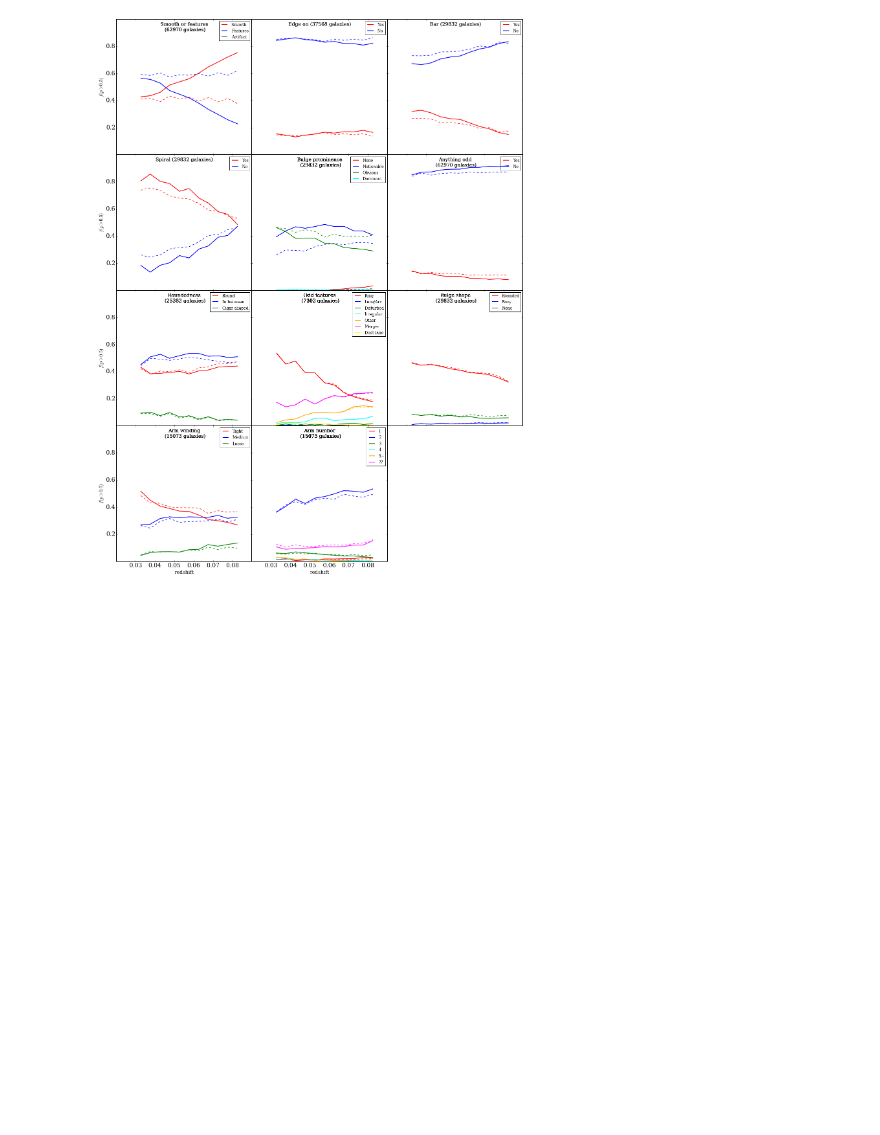
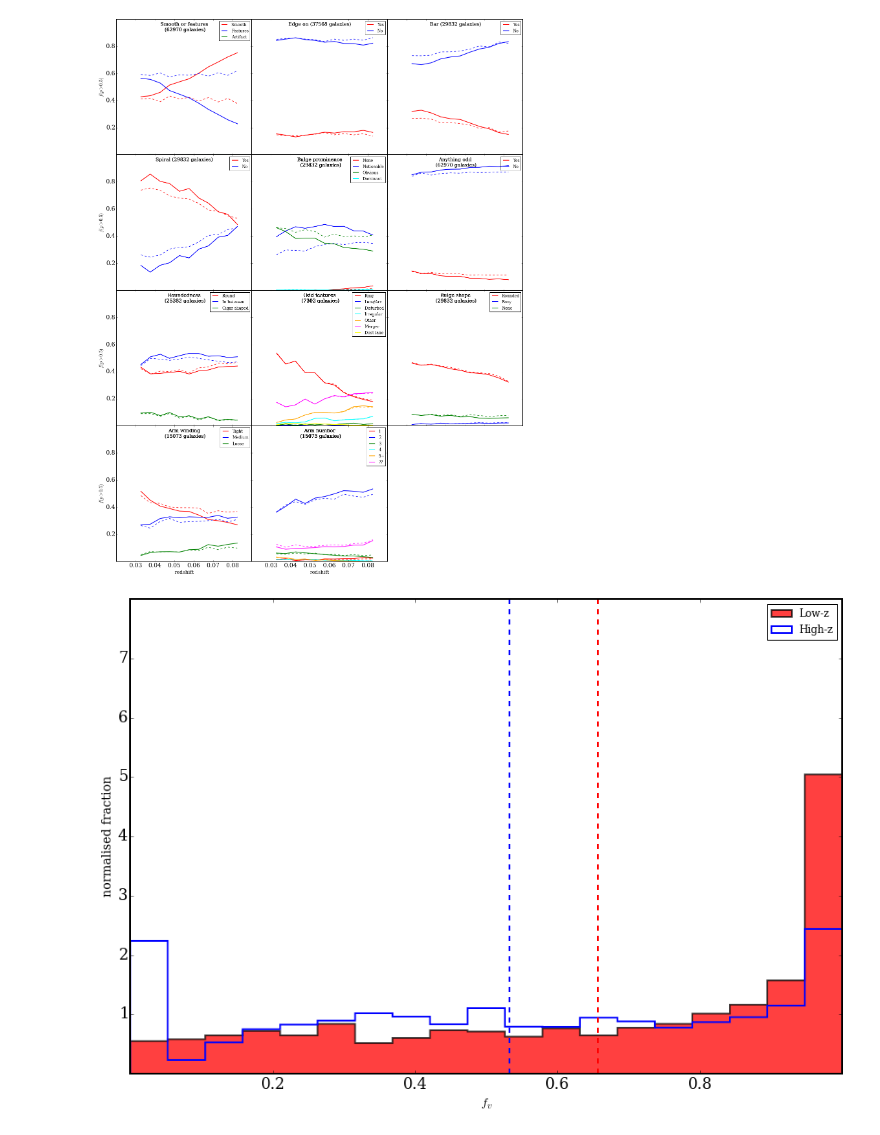
Before and after one commit to RossHart/New_stuff, a Jupyter notebook: Notebooks/fractional_trends.ipynb, the cells around one changed output. Saved outputs shown, nothing was run; the diff lists cells and outputs as text; code cells hidden in the pictures; blank space fills up the shorter version.

Commit message:
Plotted vote fraction histograms

```diff
--- a/Notebooks/fractional_trends.ipynb
+++ b/Notebooks/fractional_trends.ipynb
@@ -210,3 +210,36 @@ for Q in enumerate(q):
     plot_means(vl_data,questions,plot='',question=Q[1])
 # %% [output]
 [figure]
+# %%
+# Plot up the spiral vote fraction histograms?
+fig = plt.figure(figsize=(15,10))
+
+Q = 't04_spiral'
+
+bins=np.arange(0.03,0.085+10**-10,0.005)
+D = select_data(vl_data,questions,question=Q)
+bin_assignments = np.digitize(D['REDSHIFT_1'],bins=bins)
+
+styles = ['stepfilled','step']
+alphas = [0.75,1]
+labels = ['Low-z','High-z']
+
+for B in enumerate([np.min(bin_assignments)+5,np.max(bin_assignments)]):
+
+    s_data = D[bin_assignments == B[1]]
+
+    debiased_answer = [Q + '_' + questions[Q]['answers'][0] + '_debiased']
+
+    v = np.array(s_data[debiased_answer]).astype(float)
+    plt.hist(v,bins=np.linspace(0,1,20),normed=True,label=labels[B[0]]
+             ,histtype=styles[B[0]],color=colours[B[0]],linewidth=2,alpha=alphas[B[0]])
+    plt.vlines(np.mean(v),0,8,color=colours[B[0]],linestyle='dashed')
+    plt.legend()
+    plt.xlabel('$f_v$')
+    plt.ylabel('normalised fraction')
+
+# Although not disastrous, we do seem to be significantly undersampling the spiral galaxies a fair amount.
+# I would suggest that this tends to happen when we have a lot of 1s at low redshift that don't translate
+# to the high redshift cases very well.
+# %% [output]
+[figure, added]
```
